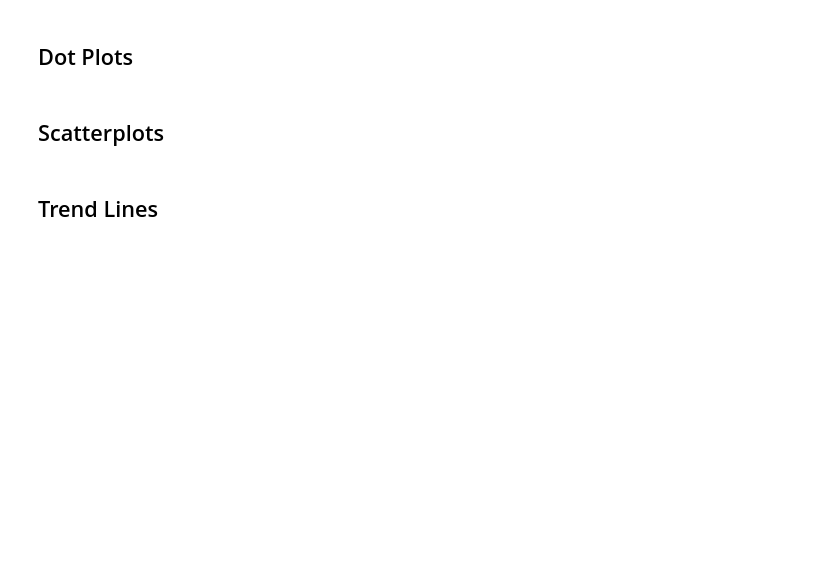
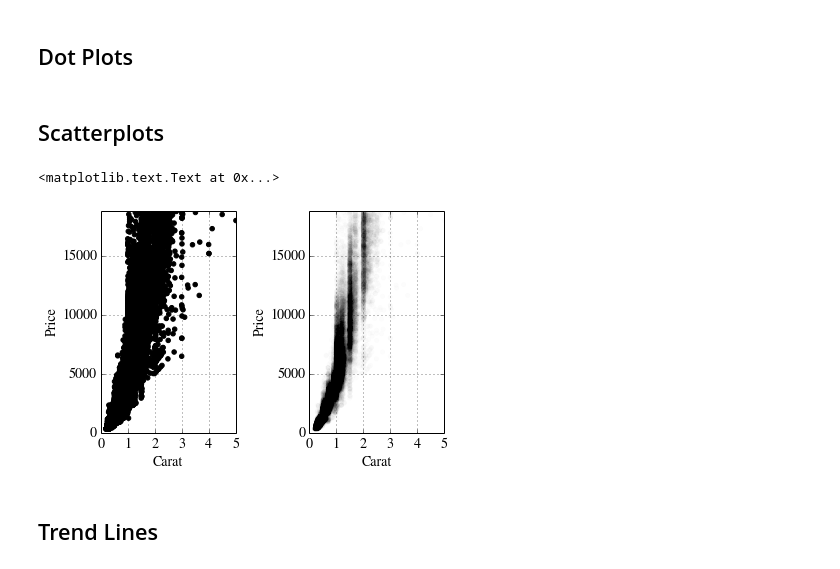
Before and after one commit to cs109/content, a Jupyter notebook: lec_03_statistical_graphs.ipynb, the cells around one changed output. Drawn from its saved outputs; the diff is of its cells as text; code cells hidden in the pictures; blank space fills up the shorter version.

Commit message:
add diamonds, titanic

```diff
--- a/lec_03_statistical_graphs.ipynb
+++ b/lec_03_statistical_graphs.ipynb
@@ -26,6 +29,12 @@ rcParams['font.size'] = 14
 rcParams['patch.edgecolor'] = 'none'
 rcParams['patch.facecolor'] = dark2_colors[0]
 rcParams['font.family'] = 'StixGeneral'
+# %%
+file = urlopen('https://raw.github.com/cpcloud/pydatasets/master/datasets/ggplot2/diamonds.csv')
+diamonds = pd.read_csv(file)
+
+file = urlopen('http://www.columbia.edu/~cjd11/charles_dimaggio/DIRE/resources/R/titanic.csv')
+titanic = pd.read_csv(file)
 # %% [markdown]
 ## Bar Chart
 # %%
@@ -86,5 +95,25 @@ plt.xlabel('1995-2005 Change in HS graduation rate')
 ## Dot Plots
 # %% [markdown]
 ## Scatterplots
+# %%
+plt.figure(tight_layout=True, figsize=(6, 4))
+plt.subplot(121)
+plt.scatter(diamonds.carat, diamonds.price, color='k')
+plt.ylim(0, diamonds.price.max())
+plt.xlim(0, 5)
+plt.grid()
+plt.xlabel("Carat")
+plt.ylabel("Price")
+
+plt.subplot(122)
+plt.scatter(diamonds.carat, diamonds.price, color='k', alpha=.01)
+plt.ylim(0, diamonds.price.max())
+plt.xlim(0, 5)
+plt.grid()
+plt.xlabel("Carat")
+plt.ylabel("Price")
+# %% [output]
+<matplotlib.text.Text at 0x...>
+[figure, added]
 # %% [markdown]
 ## Trend Lines
```
Also changed, not shown: parts of 4 cells of this notebook.
